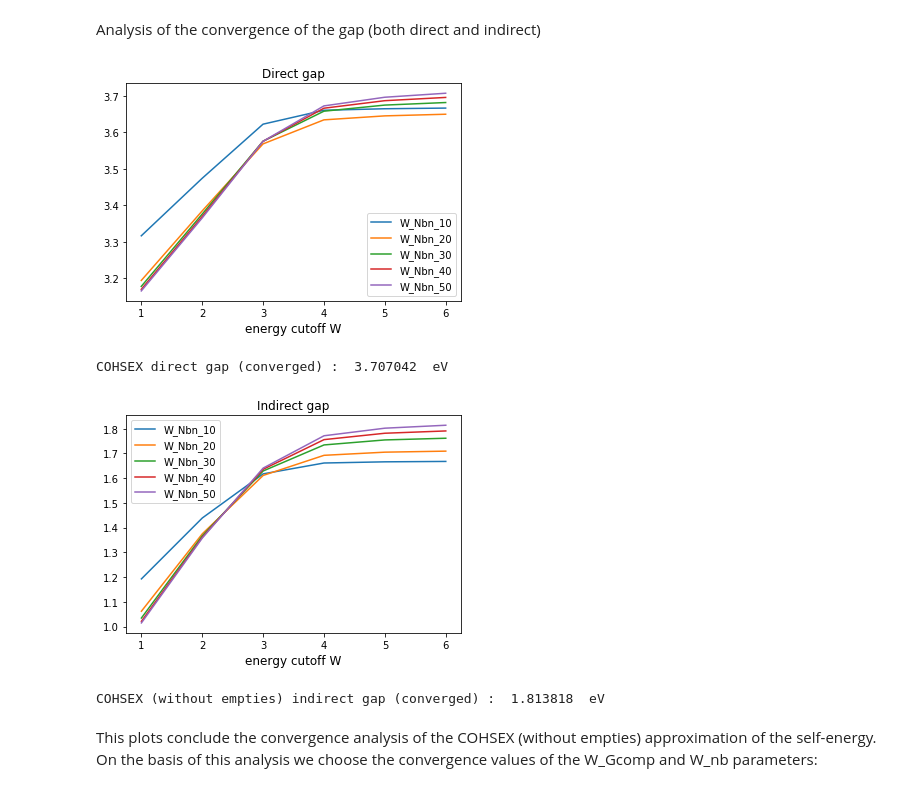
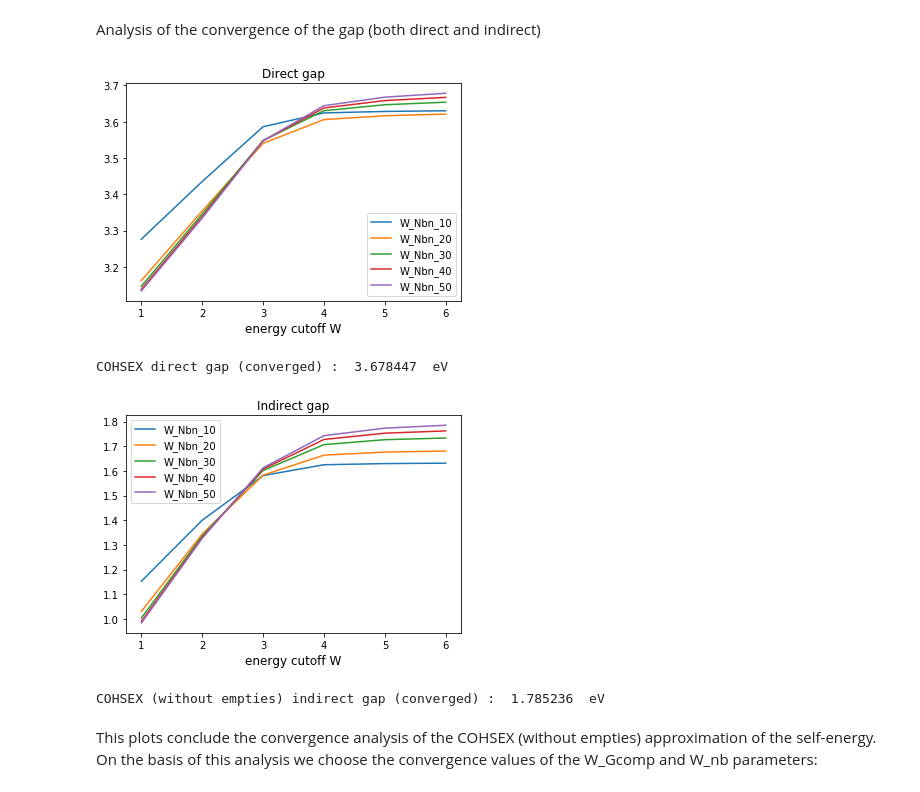
Before and after one commit to marcodalessandro76/Yambo-nb, a Jupyter notebook: Silicon-bulk/GW Convergence Analysis.ipynb, the cells around one changed output. Drawn from its saved outputs; the diff is of its cells as text; code cells hidden in the pictures.

Commit message:
update to yambo 4.4 and qe 6.3

```diff
--- a/Silicon-bulk/GW Convergence Analysis.ipynb
+++ b/Silicon-bulk/GW Convergence Analysis.ipynb
@@ -188,11 +188,11 @@ gcomp = G0_Gcomp[4]
 
 colors = ['black','red','blue','green']
 for ind,k in enumerate(kp):
-    y = yamboDic[k]['hf'][gcomp]
-    E0 = y['E0']
-    EHF = y['EHF']
-    for e0,ehf in zip(E0,EHF):
-        plt.scatter(e0,ehf-e0,c = colors[ind])
+    y = yamboDic[k]['hf'][gcomp]['results']
+    E0 = y['e0']
+    E = y['e']
+    for e0,e in zip(E0,E):
+        plt.scatter(e0,e-e0,c = colors[ind])
 plt.title('G0_Gcomp = '+str(gcomp)+' Ha')
 plt.show()
 # %% [output]
@@ -210,22 +210,8 @@ dirGap = {}
 for gcomp in G0_Gcomp:
     dirGap[gcomp] = []
     for k in kp:
-        y = yamboDic[k]['hf'][gcomp]
-        ind = 0
-        for kVal,bndVal in zip(y['KP'],y['BND']):
-            if kVal == 1.0 and bndVal == 4.0:
-                break
-            else:
-                ind +=1
-        EHomo = y['EHF'][ind]
-        ind = 0
-        for kVal,bndVal in zip(y['KP'],y['BND']):
-            if kVal == 1.0 and bndVal == 5.0:
-                break
-            else:
-                ind +=1
-        ELumo = y['EHF'][ind]
-        dirGap[gcomp].append(ELumo-EHomo)
+        y = yamboDic[k]['hf'][gcomp]['results']
+        dirGap[gcomp].append(R.getBandGap(y,4,5,1,1))
 
     plt.plot(kp,dirGap[gcomp],label= 'G0_Gcomp_'+str(gcomp))
 
@@ -348,37 +298,23 @@ Analysis of the convergence of the gap (both direct and indirect)
 # %%
 y = yamboDic[hf_kconv]['cs']
 
 dirGap = {}
 for wn in W_nb:
     dirGap[wn] = []
     for wg in W_Gcomp:
-        ind = 0
-        for kVal,bndVal in zip(y[wg,wn]['KP'],y[wg,wn]['BND']):
-            if kVal == 1.0 and bndVal == 4.0:
-                break
-            else:
-                ind +=1
-        EHomo = y[wg,wn]['E0'][ind] + y[wg,wn]['EmE0'][ind]
-        ind = 0
-        for kVal,bndVal in zip(y[wg,wn]['KP'],y[wg,wn]['BND']):
-            if kVal == 1.0 and bndVal == 5.0:
-                break
-            else:
-                ind +=1
-        ELumo = y[wg,wn]['E0'][ind] + y[wg,wn]['EmE0'][ind]
-        dirGap[wn].append(ELumo-EHomo)
+        dirGap[wn].append(R.getBandGap(y[wg,wn]['results'],4,5,1,1))
     plt.plot(W_Gcomp,dirGap[wn],label= 'W_Nbn_'+str(wn))
 
 plt.xlabel('energy cutoff W',size=12)
 plt.title('Direct gap')
 plt.legend()
 plt.show()
 
 si_dirGap['cs'] = dirGap[W_nb[-1]][-1]
 print 'COHSEX direct gap (converged) : ',si_dirGap['cs'], ' eV'
 # %% [output]
-[figure, old version]
+[figure, new version]
-COHSEX direct gap (converged) :  3.707042  eV
+COHSEX direct gap (converged) :  3.678447  eV
 # %%
 y = yamboDic[hf_kconv]['cs']
 
@@ -391,21 +327,7 @@ indirGap = {}
 for wn in W_nb:
     indirGap[wn] = []
     for wg in W_Gcomp:
-        ind = 0
-        for kVal,bndVal in zip(y[wg,wn]['KP'],y[wg,wn]['BND']):
-            if kVal == par[hf_kconv][0] and bndVal == 4.0:
-                break
-            else:
-                ind +=1
-        EHomo = y[wg,wn]['E0'][ind] + y[wg,wn]['EmE0'][ind]
-        ind = 0
-        for kVal,bndVal in zip(y[wg,wn]['KP'],y[wg,wn]['BND']):
-            if kVal == par[hf_kconv][1] and bndVal == 5.0:
-                break
-            else:
-                ind +=1
-        ELumo = y[wg,wn]['E0'][ind] + y[wg,wn]['EmE0'][ind]
-        indirGap[wn].append(ELumo-EHomo)
+        indirGap[wn].append(R.getBandGap(y[wg,wn]['results'],4,5,par[hf_kconv][0],par[hf_kconv][1]))
 
     plt.plot(W_Gcomp,indirGap[wn],label= 'W_Nbn_'+str(wn))
 
@@ -417,8 +339,8 @@ plt.show()
 si_indirGap['cs'] = indirGap[W_nb[-1]][-1]
 print 'COHSEX (without empties) indirect gap (converged) : ',si_indirGap['cs'], ' eV'
 # %% [output]
-[figure, old version]
+[figure, new version]
-COHSEX (without empties) indirect gap (converged) :  1.813818  eV
+COHSEX (without empties) indirect gap (converged) :  1.785236  eV
 # %% [markdown]
 This plots conclude the convergence analysis of the COHSEX (without empties) approximation of the self-energy. On the basis of this analysis we choose the convergence values of the W_Gcomp and W_nb parameters:
 # %%
```
Also changed, not shown: parts of 18 cells of this notebook, 3 other files.
